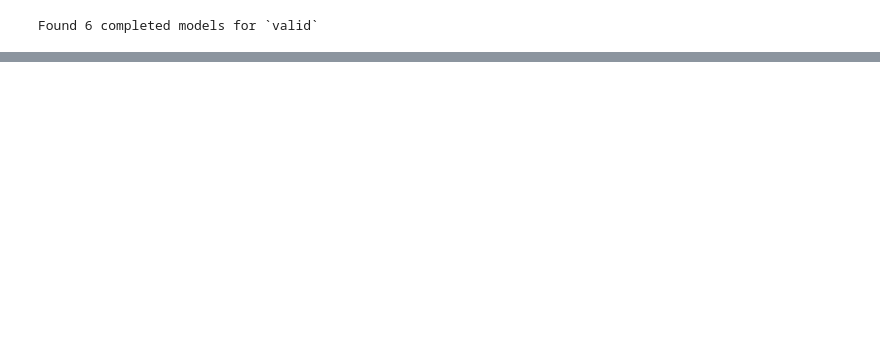
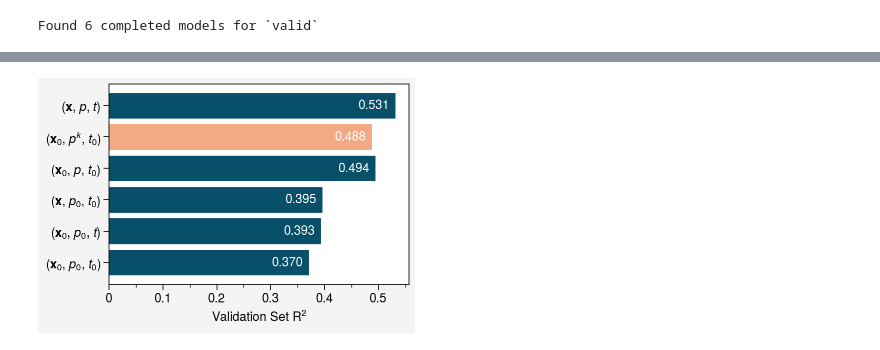
Before and after one commit to savannahferretti/monsoon-kernels, a Jupyter notebook: notebooks/bars.ipynb, the cells around one changed output, grey strips where cells are left out. Saved outputs shown, nothing was run; the diff lists cells and outputs as text; code cells hidden in the pictures; blank space fills up the shorter version.

```diff
--- a/notebooks/bars.ipynb
+++ b/notebooks/bars.ipynb
@@ -140,0 +93,40 @@ fig.save('../figs/agu_baseline.jpg',bbox_inches='tight')
+# %%
+# Pre-compute all bars
+bars_data = []
+for runname, result in results.items():
+    description = result['description']
+    ytrue, ypred = result['ytrue'], result['ypred']
+    r2 = get_r2(ytrue, ypred, dims=None)
+    color = '#f2aa84' if runname == 'nonparametric_vertical' else '#084f6a'
+    bars_data.append((runname, description, r2, color))
+
+# Sort bars
+def sort_key(item):
+    runname, _, _, _ = item
+    order = {
+        'baseline_only_local': 0,
+        'baseline_only_temporal': 1,
+        'baseline_only_horizontal': 2,
+        'baseline_only_vertical': 3,
+        'nonparametric_vertical': 4,
+        'baseline_full': 5
+    }
+    return (order.get(runname, 999), runname)
+
+bars_data = sorted(bars_data, key=sort_key)
+
+# Unpack for plotting
+labels = [item[1] for item in bars_data]
+r2s = [item[2] for item in bars_data]
+colors = [item[3] for item in bars_data]
+
+# Plot
+fig, ax = pplt.subplots(nrows=1, ncols=1, refwidth=3, refheight=2)
+ax.format(xlabel='Validation Set R$^2$', xticks=0.1, xminorticks=0.05, ylabel='', grid=False)
+bars = ax.barh(labels, r2s, color=colors, capsize=3)
+for bar, r2 in zip(bars, r2s):
+    ax.text(bar.get_width()-0.01, bar.get_y()+bar.get_height()/2, f'{r2:.3f}',
+            va='center', ha='right', color='white')
+pplt.show()
+# %% [output]
+[figure, added]
```
Also changed, not shown: parts of 4 cells of this notebook, 6 other files.
